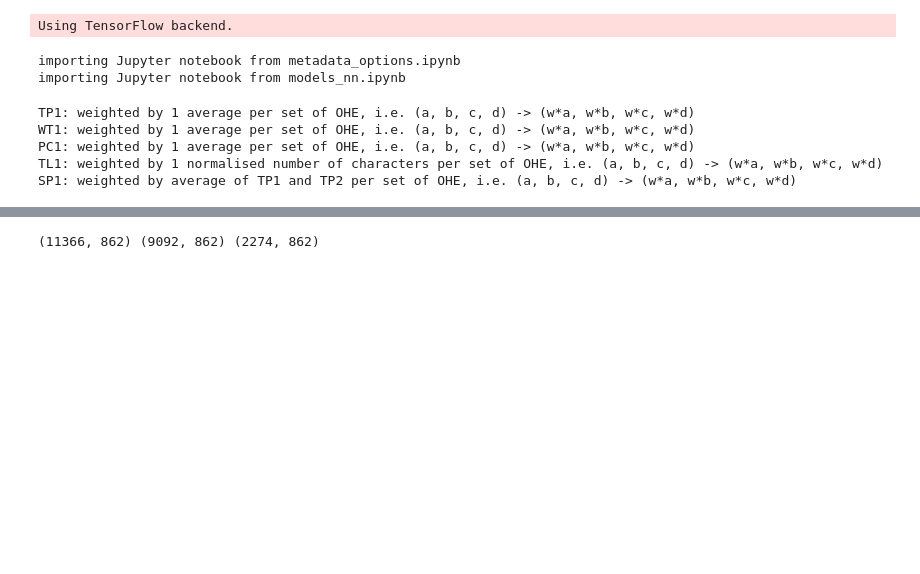
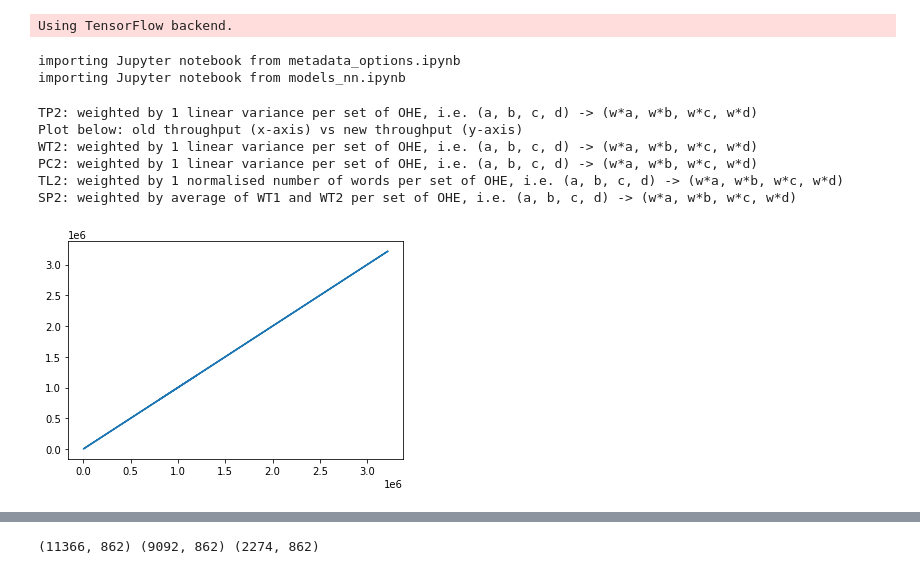
Before and after one commit to quarbby/diplomacy-betrayal, a Jupyter notebook: pipeline-onehot.ipynb, the cells around one changed output, grey strips where cells are left out. Saved outputs shown, nothing was run; the diff lists cells and outputs as text; code cells hidden in the pictures; blank space fills up the shorter version.

```diff
--- a/pipeline-onehot.ipynb
+++ b/pipeline-onehot.ipynb
@@ -60,43 +60,45 @@ df = df.dropna()
 # PC agreement #
 ################
 # PC1: weighted by 1 average per set of OHE, i.e. (a, b, c, d) -> (w*a, w*b, w*c, w*d)
 # PC2: weighted by 1 linear variance per set of OHE, i.e. (a, b, c, d) -> (w*a, w*b, w*c, w*d)
 # PC3: weighted by 1 PC agreement weight per annotation in each OHE, i.e. (a, b, c, d) -> (w1*a, w2*b, w3*c, w4*d)
 
 #####################
 # Input text length #
 #####################
 # TL1: weighted by 1 normalised number of characters per set of OHE, i.e. (a, b, c, d) -> (w*a, w*b, w*c, w*d)
 # TL2: weighted by 1 normalised number of words per set of OHE, i.e. (a, b, c, d) -> (w*a, w*b, w*c, w*d)
 
 ###################
 # Special Options #
 ###################
 # SP1: weighted by average of TP1 and TP2 per set of OHE, i.e. (a, b, c, d) -> (w*a, w*b, w*c, w*d)
 # SP2: weighted by average of WT1 and WT2 per set of OHE, i.e. (a, b, c, d) -> (w*a, w*b, w*c, w*d)
 # SP3: weighted by average of PC1 and PC2 per set of OHE, i.e. (a, b, c, d) -> (w*a, w*b, w*c, w*d)
 # RAND_UNI: weighted by 1 uniformly distributed random number between 0 to 1 per set of OHE, i.e. (a, b, c, d) -> (w*a, w*b, w*c, w*d)
 # RAND_NORM: weighted by 1 normally distributed random number between 0 to 1 per set of OHE, i.e. (a, b, c, d) -> (w*a, w*b, w*c, w*d)
 
 # Select 1 option from each of the few variants above, e.g. TP2, WT1, PC3, TL1, SP3, and input into function
 # set_OHE_pipeline_options. If not selecting TP3 or TP4, input k (option_k) will be ignored. After
 # editing the options, run the entire notebook for results accordingly.
 
 # Edit option choices here
-throughput_option = 'TP1'
-worktime_option = 'WT1'
-pc_agreement_option = 'PC1'
-textlength_option = 'TL1'
-special_option = 'SP1'
+throughput_option = 'TP2'
+worktime_option = 'WT2'
+pc_agreement_option = 'PC2'
+textlength_option = 'TL2'
+special_option = 'SP2'
 k_option_for_tp = 3
 
 df_throughput, df_worktime, df_agreement, df_textlength, df_special = metadata_options.set_OHE_pipeline_options(df, throughput_option, worktime_option, pc_agreement_option, textlength_option, special_option, k_option_for_tp)
 # %% [output]
-TP1: weighted by 1 average per set of OHE, i.e. (a, b, c, d) -> (w*a, w*b, w*c, w*d)
-WT1: weighted by 1 average per set of OHE, i.e. (a, b, c, d) -> (w*a, w*b, w*c, w*d)
-PC1: weighted by 1 average per set of OHE, i.e. (a, b, c, d) -> (w*a, w*b, w*c, w*d)
-TL1: weighted by 1 normalised number of characters per set of OHE, i.e. (a, b, c, d) -> (w*a, w*b, w*c, w*d)
-SP1: weighted by average of TP1 and TP2 per set of OHE, i.e. (a, b, c, d) -> (w*a, w*b, w*c, w*d)
+TP2: weighted by 1 linear variance per set of OHE, i.e. (a, b, c, d) -> (w*a, w*b, w*c, w*d)
+Plot below: old throughput (x-axis) vs new throughput (y-axis)
+WT2: weighted by 1 linear variance per set of OHE, i.e. (a, b, c, d) -> (w*a, w*b, w*c, w*d)
+PC2: weighted by 1 linear variance per set of OHE, i.e. (a, b, c, d) -> (w*a, w*b, w*c, w*d)
+TL2: weighted by 1 normalised number of words per set of OHE, i.e. (a, b, c, d) -> (w*a, w*b, w*c, w*d)
+SP2: weighted by average of WT1 and WT2 per set of OHE, i.e. (a, b, c, d) -> (w*a, w*b, w*c, w*d)
+[figure, added]
 # %%
 ######################################
 ## Model Options ##
```
Also changed, not shown: parts of 46 cells of this notebook, 2 other files.
